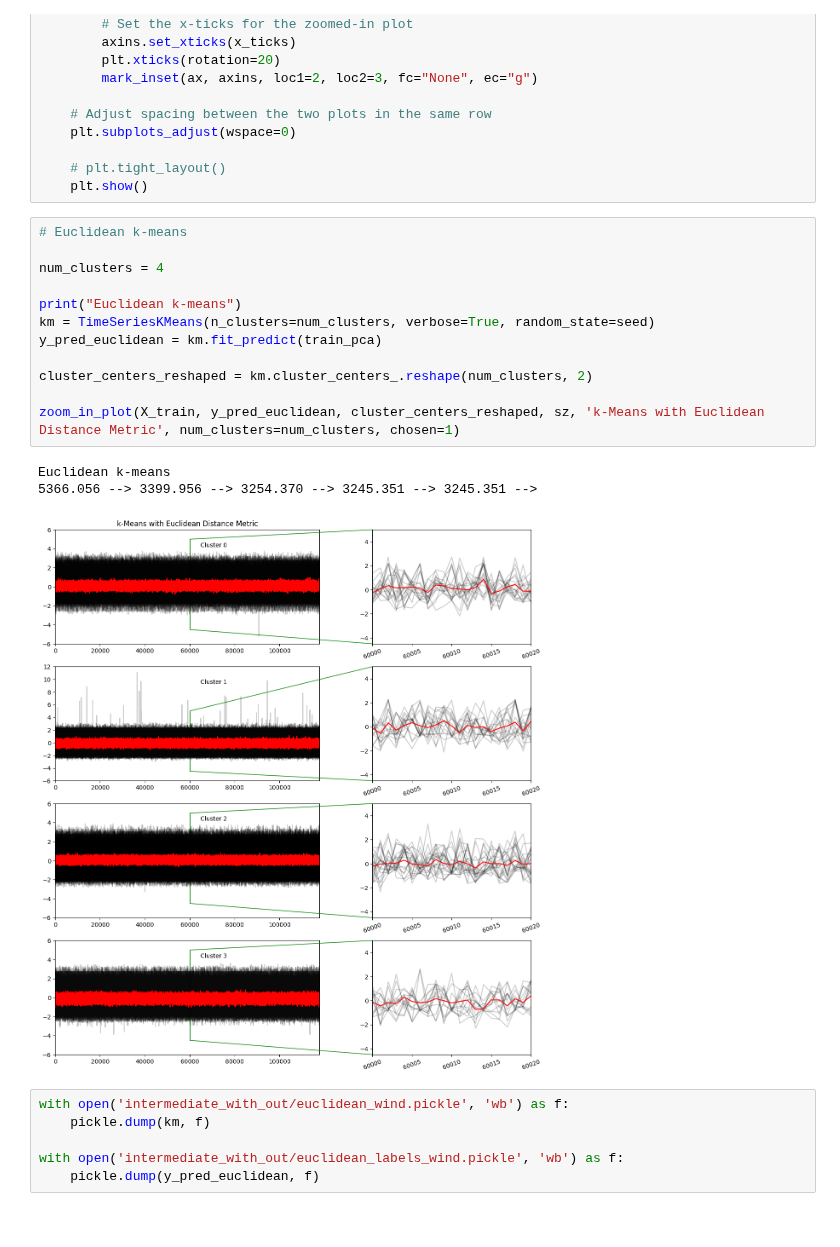
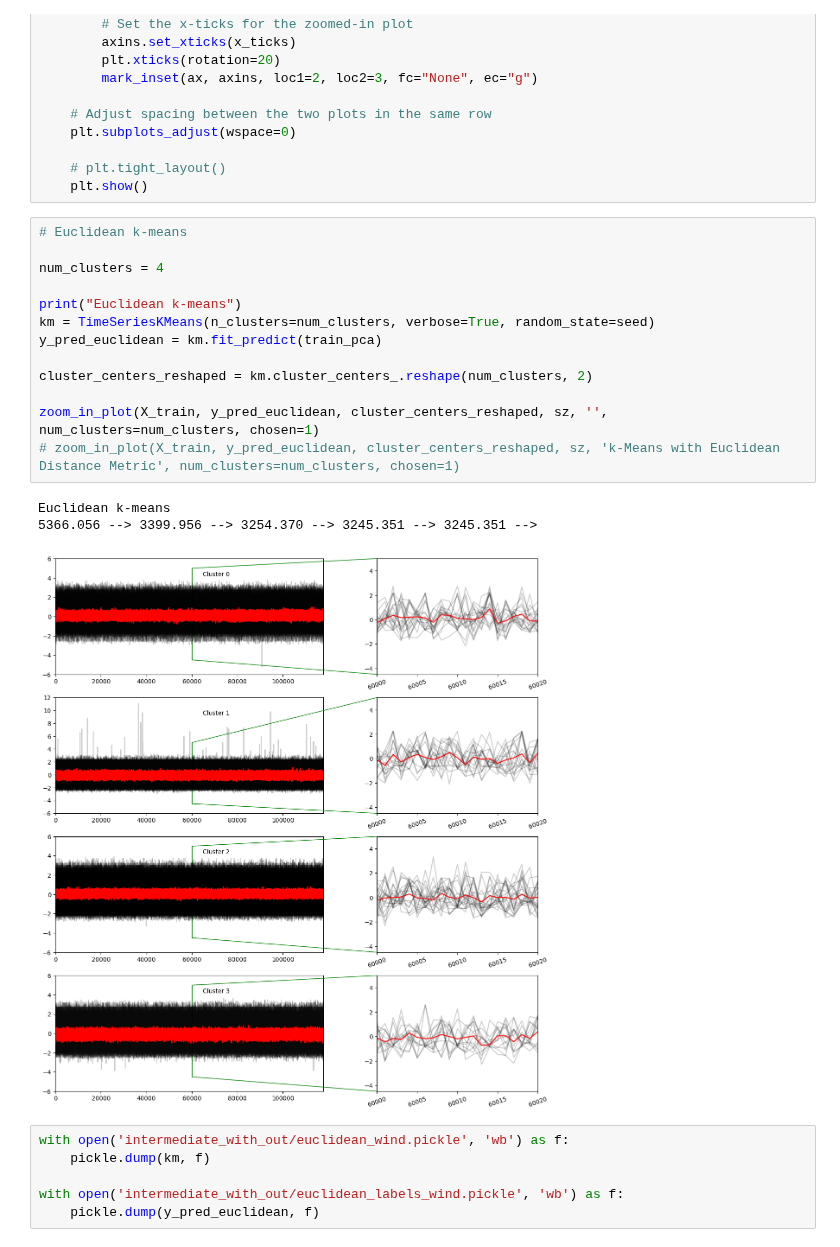
Before and after one commit to sarabreu/thesis_dev, a Jupyter notebook: 5_time_series_clustering/all_imp_vars/raw_wind.ipynb, the cells around one changed output. Saved outputs shown, nothing was run; the diff lists cells and outputs as text.

```diff
--- a/5_time_series_clustering/all_imp_vars/raw_wind.ipynb
+++ b/5_time_series_clustering/all_imp_vars/raw_wind.ipynb
@@ -447,19 +446,20 @@ def zoom_in_plot(X_train, y_pred, cluster_centers, sz, title:str, num_clusters,
 # %%
 # Euclidean k-means
 
 num_clusters = 4
 
 print("Euclidean k-means")
 km = TimeSeriesKMeans(n_clusters=num_clusters, verbose=True, random_state=seed)
 y_pred_euclidean = km.fit_predict(train_pca)
 
 cluster_centers_reshaped = km.cluster_centers_.reshape(num_clusters, 2)
 
-zoom_in_plot(X_train, y_pred_euclidean, cluster_centers_reshaped, sz, 'k-Means with Euclidean Distance Metric', num_clusters=num_clusters, chosen=1)
+zoom_in_plot(X_train, y_pred_euclidean, cluster_centers_reshaped, sz, '', num_clusters=num_clusters, chosen=1)
+# zoom_in_plot(X_train, y_pred_euclidean, cluster_centers_reshaped, sz, 'k-Means with Euclidean Distance Metric', num_clusters=num_clusters, chosen=1)
 # %% [output]
 Euclidean k-means
 5366.056 --> 3399.956 --> 3254.370 --> 3245.351 --> 3245.351 -->
-[figure, old version]
+[figure, new version]
 # %%
 with open('intermediate_with_out/euclidean_wind.pickle', 'wb') as f:
     pickle.dump(km, f)
```
Also changed, not shown: parts of 9 cells of this notebook, 2 other files.
